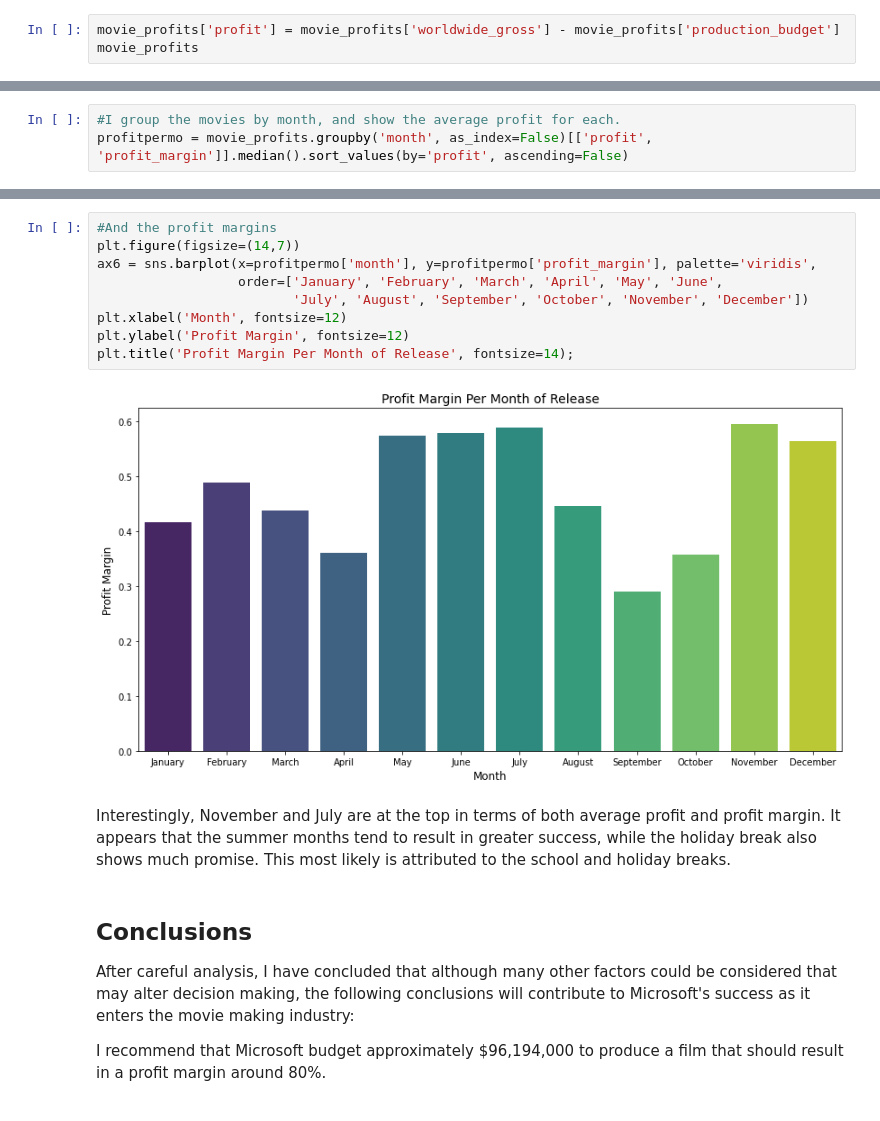
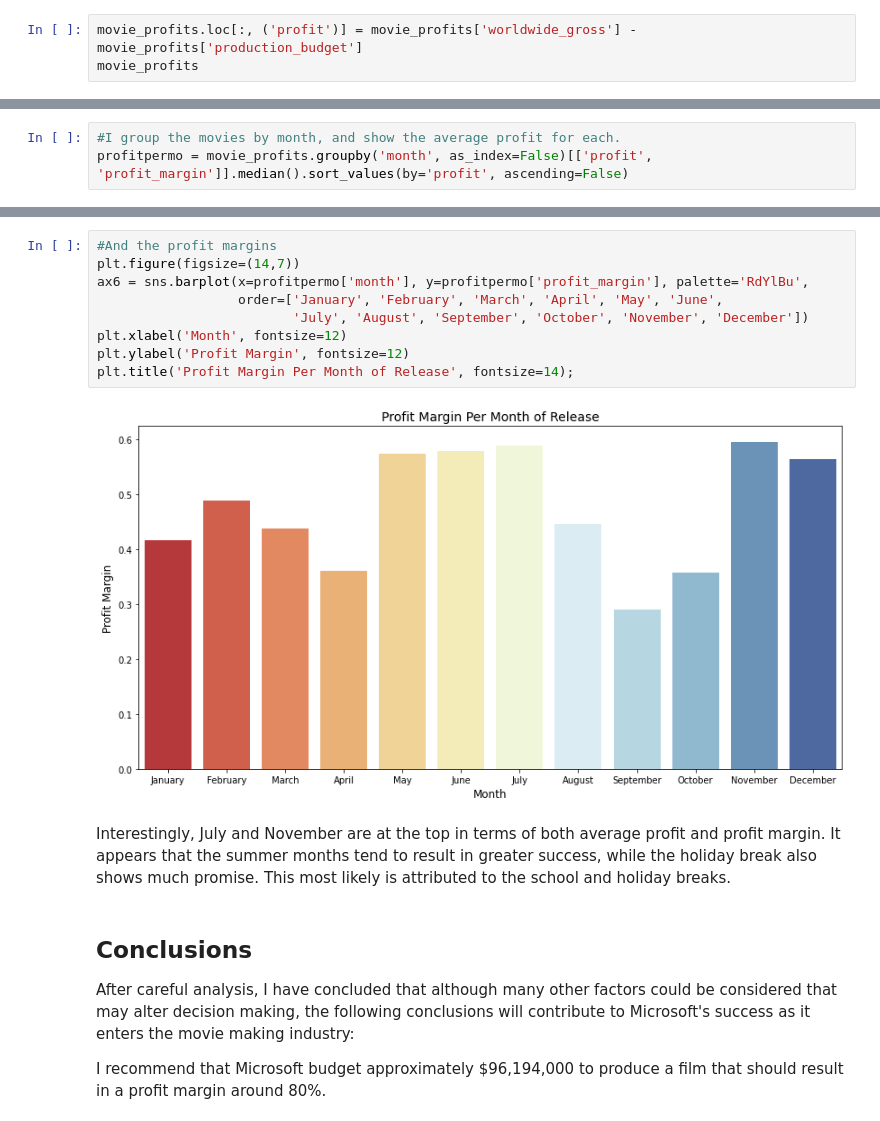
Before and after one commit to samtuleen/Phase1-Microsoft-Movie-Analysis-Project, a Jupyter notebook: Microsoft-Movie-Analysis.ipynb, the cells around one changed output, grey strips where cells are left out. Saved outputs shown, nothing was run; the diff lists cells and outputs as text.

```diff
--- a/Microsoft-Movie-Analysis.ipynb
+++ b/Microsoft-Movie-Analysis.ipynb
@@ -136,7 +142,7 @@ movie_profits
 # %% [markdown]
 Next, I'll create and add a new column by calculating the profit of each film and defining it as profits.
 # %%
-movie_profits['profit'] = movie_profits['worldwide_gross'] - movie_profits['production_budget']
+movie_profits.loc[:, ('profit')] = movie_profits['worldwide_gross'] - movie_profits['production_budget']
 movie_profits
 # %% [output]
 A value is trying to be set on a copy of a slice from a DataFrame.
@@ -389,16 +400,16 @@ plt.title('Profit Per Month of Release', fontsize=14);
 # %%
 #And the profit margins
 plt.figure(figsize=(14,7))
-ax6 = sns.barplot(x=profitpermo['month'], y=profitpermo['profit_margin'], palette='viridis',
+ax6 = sns.barplot(x=profitpermo['month'], y=profitpermo['profit_margin'], palette='RdYlBu',
                   order=['January', 'February', 'March', 'April', 'May', 'June',
                          'July', 'August', 'September', 'October', 'November', 'December'])
 plt.xlabel('Month', fontsize=12)
 plt.ylabel('Profit Margin', fontsize=12)
 plt.title('Profit Margin Per Month of Release', fontsize=14);
 # %% [output]
-[figure, old version]
+[figure, new version]
 # %% [markdown]
-Interestingly, November and July are at the top in terms of both average profit and profit margin. It appears that the summer months tend to result in greater success, while the holiday break also shows much promise. This most likely is attributed to the school and holiday breaks.
+Interestingly, July and November are at the top in terms of both average profit and profit margin. It appears that the summer months tend to result in greater success, while the holiday break also shows much promise. This most likely is attributed to the school and holiday breaks.
 # %% [markdown]
 ## Conclusions
 
```
Also changed, not shown: parts of 3 cells of this notebook, 1 other file.
